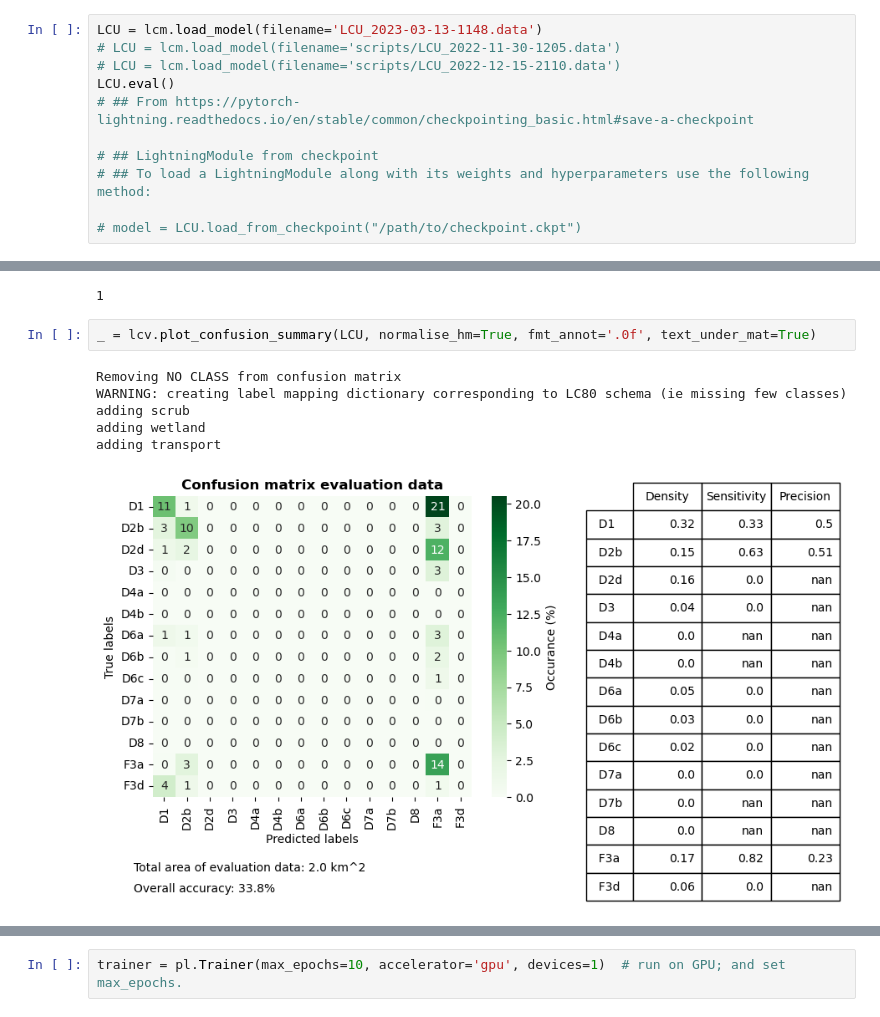
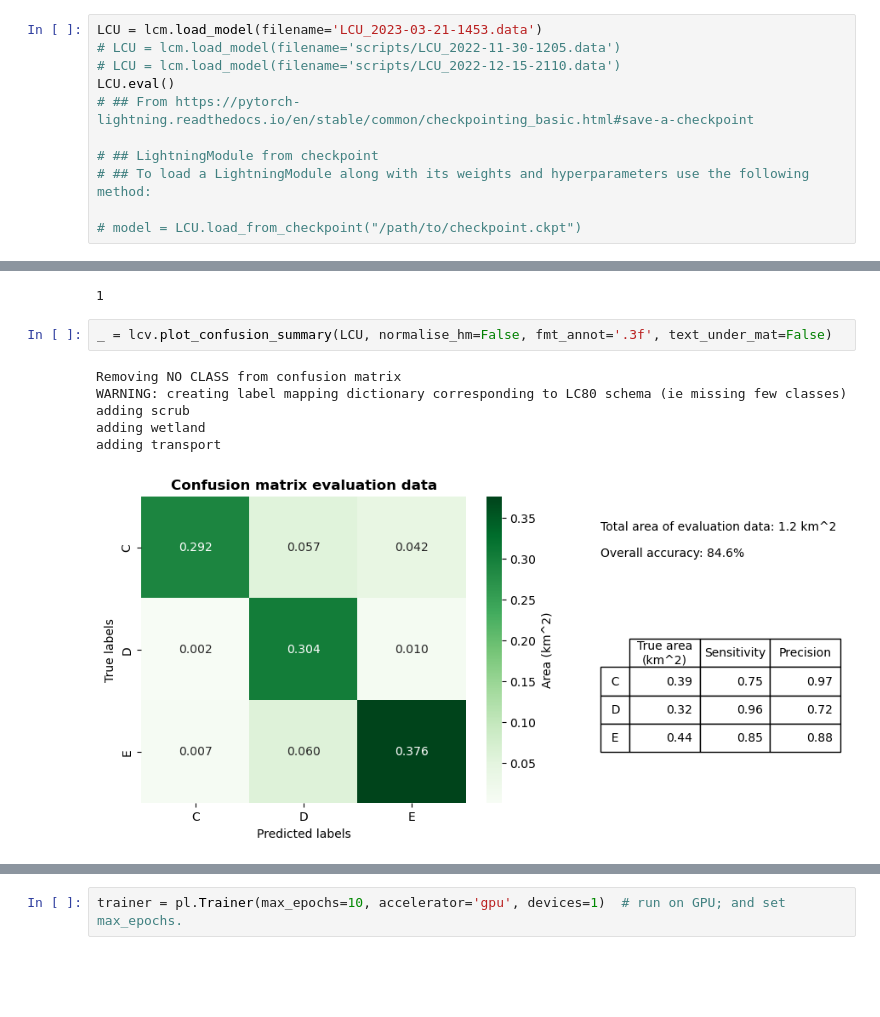
Before and after one commit to pdnpa/cnn-land-cover, a Jupyter notebook: notebooks/Evaluate trained network.ipynb, the cells around one changed output, grey strips where cells are left out. Cells and saved outputs as stored; diff of their text form; blank space fills up the shorter version.

```diff
--- a/notebooks/Evaluate trained network.ipynb
+++ b/notebooks/Evaluate trained network.ipynb
@@ -78,7 +78,7 @@ df_hab.groupby('Class_low').sum()
 # %% [markdown]
 ## Use trained CNN to make predictions of unseen data:
 # %%
-LCU = lcm.load_model(filename='LCU_2023-03-13-1148.data')
+LCU = lcm.load_model(filename='LCU_2023-03-21-1453.data')
 # LCU = lcm.load_model(filename='scripts/LCU_2022-11-30-1205.data')
 # LCU = lcm.load_model(filename='scripts/LCU_2022-12-15-2110.data')
 LCU.eval()
@@ -185,11 +215,11 @@ LCU.skip_factor_eval
 # %% [output]
 1
 # %%
-_ = lcv.plot_confusion_summary(LCU, normalise_hm=True, fmt_annot='.0f', text_under_mat=True)
+_ = lcv.plot_confusion_summary(LCU, normalise_hm=False, fmt_annot='.3f', text_under_mat=False)
 # %% [output]
 Removing NO CLASS from confusion matrix
 WARNING: creating label mapping dictionary corresponding to LC80 schema (ie missing few classes)
 adding scrub
 adding wetland
 adding transport
-[figure, old version]
+[figure, new version]
```
Also changed, not shown: parts of 23 cells of this notebook, 5 other files.
